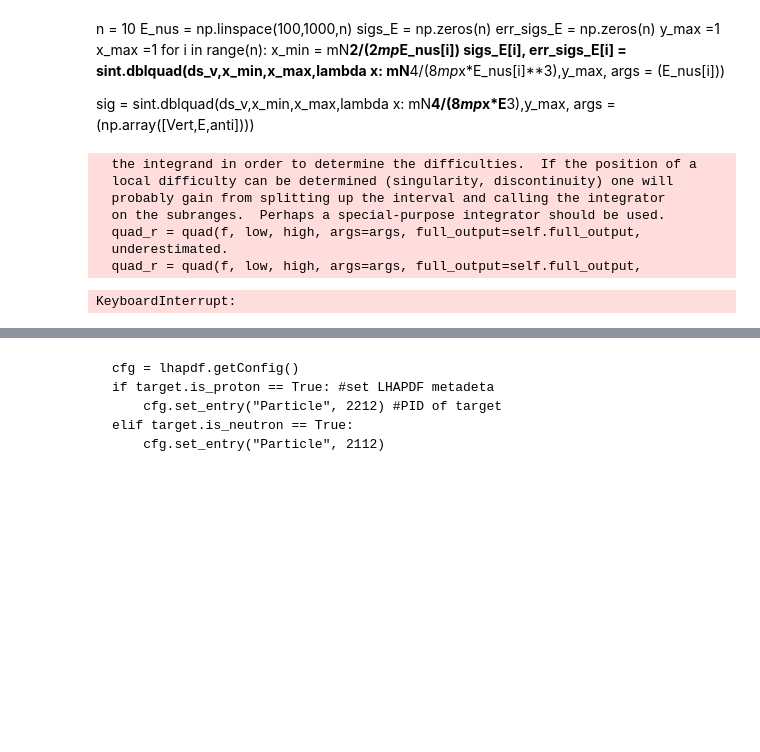
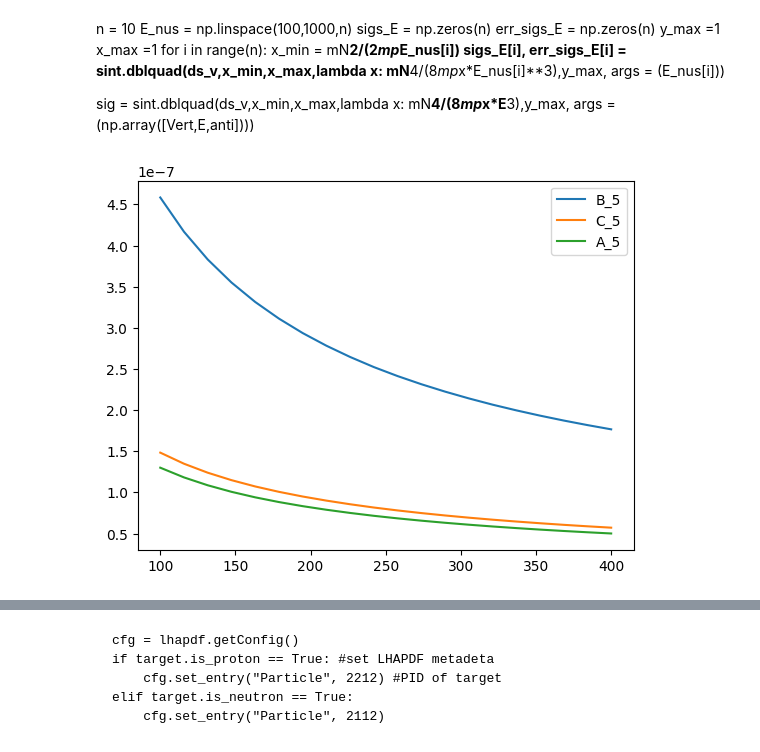
Before and after one commit to mhostert/DarkNews-generator, a Jupyter notebook: examples/__TEST_Rens_DIS.ipynb, the cells around one changed output, grey strips where cells are left out. Cells and saved outputs as stored; diff of their text form; code cells hidden in the pictures; blank space fills up the shorter version.

```diff
--- a/examples/__TEST_Rens_DIS.ipynb
+++ b/examples/__TEST_Rens_DIS.ipynb
@@ -356,15 +380,3 @@ def integrand(E_nus, process, TheoryModel, scattering_regime = 'DIS'):
                                     y_max, args = (np.array([E_nus[i],process,TheoryModel])))
 
     return(sigs_E)
-# %%
-E_nus = np.linspace(100,400,20)
-sigs = integrand(E_nus,process_vector_B,model_vector_B)
-# %% [output]
-  the integrand in order to determine the difficulties.  If the position of a
-  local difficulty can be determined (singularity, discontinuity) one will
-  probably gain from splitting up the interval and calling the integrator
-  on the subranges.  Perhaps a special-purpose integrator should be used.
-  quad_r = quad(f, low, high, args=args, full_output=self.full_output,
-  underestimated.
-  quad_r = quad(f, low, high, args=args, full_output=self.full_output,
-KeyboardInterrupt:
@@ -370,0 +392,8 @@ KeyboardInterrupt:
+# %%
+plt.plot(E_nus,sigs_B_5*3.89379372*10**(12)/E_nus,label='B_5')
+plt.plot(E_nus,sigs_C_5*3.89379372*10**(12)/E_nus,label='C_5')
+plt.plot(E_nus,sigs_A_5*3.89379372*10**(12)/E_nus,label='A_5')
+plt.legend()
+plt.show()
+# %% [output]
+[figure, added]
```
Also changed, not shown: parts of 11 cells of this notebook.
